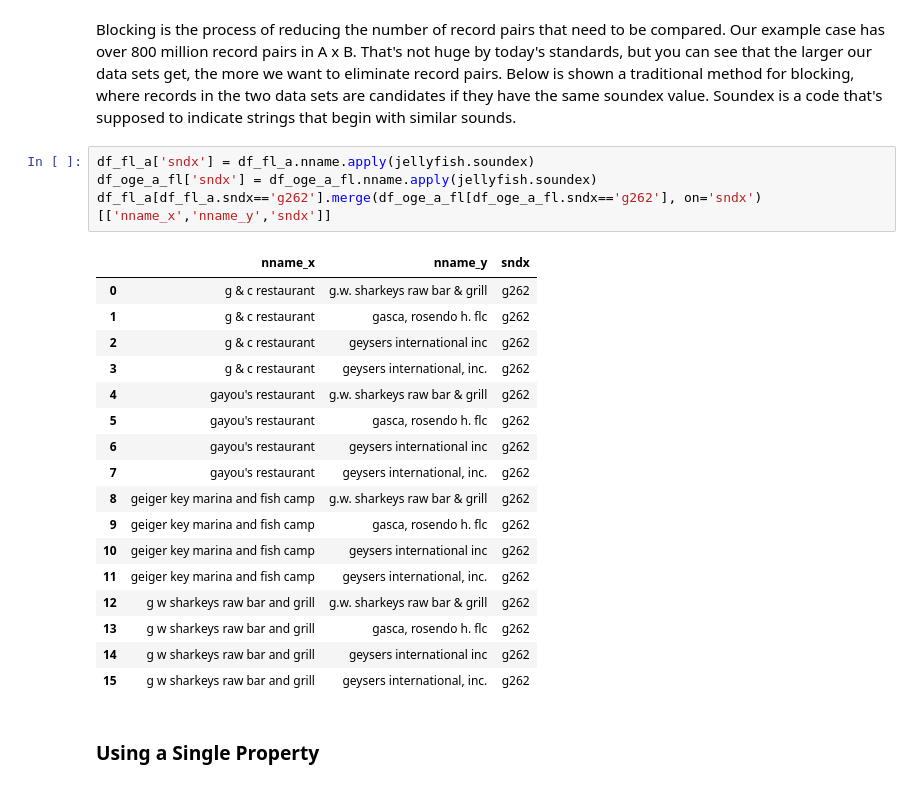
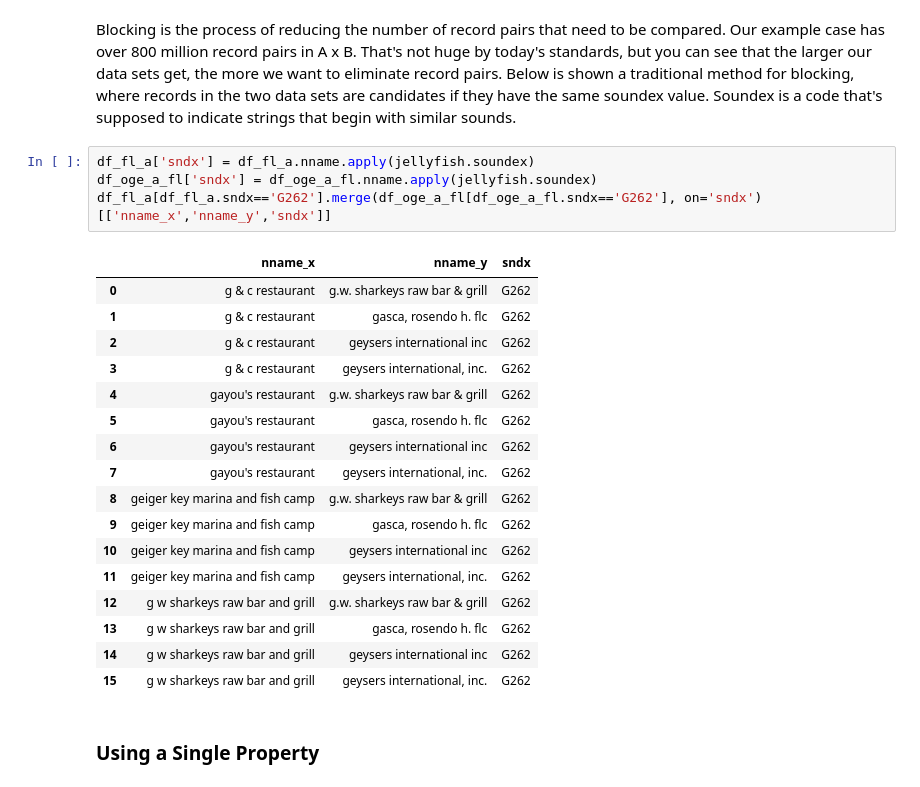
Before and after one commit to mikemull/Notebooks, a Jupyter notebook: Matching.ipynb, the cells around one changed output. Drawn from its saved outputs; the diff is of its cells as text.

```diff
--- a/Matching.ipynb
+++ b/Matching.ipynb
@@ -699,25 +704,25 @@ Blocking is the process of reducing the number of record pairs that need to be c
 # %%
 df_fl_a['sndx'] = df_fl_a.nname.apply(jellyfish.soundex)
 df_oge_a_fl['sndx'] = df_oge_a_fl.nname.apply(jellyfish.soundex)
-df_fl_a[df_fl_a.sndx=='g262'].merge(df_oge_a_fl[df_oge_a_fl.sndx=='g262'], on='sndx')[['nname_x','nname_y','sndx']]
+df_fl_a[df_fl_a.sndx=='G262'].merge(df_oge_a_fl[df_oge_a_fl.sndx=='G262'], on='sndx')[['nname_x','nname_y','sndx']]
 # %% [output]
 |  | nname_x | nname_y | sndx |
-| 0 | g & c restaurant | g.w. sharkeys raw bar & grill | g262 |
-| 1 | g & c restaurant | gasca, rosendo h. flc | g262 |
-| 2 | g & c restaurant | geysers international inc | g262 |
-| 3 | g & c restaurant | geysers international, inc. | g262 |
-| 4 | gayou's restaurant | g.w. sharkeys raw bar & grill | g262 |
-| 5 | gayou's restaurant | gasca, rosendo h. flc | g262 |
-| 6 | gayou's restaurant | geysers international inc | g262 |
-| 7 | gayou's restaurant | geysers international, inc. | g262 |
-| 8 | geiger key marina and fish camp | g.w. sharkeys raw bar & grill | g262 |
-| 9 | geiger key marina and fish camp | gasca, rosendo h. flc | g262 |
-| 10 | geiger key marina and fish camp | geysers international inc | g262 |
-| 11 | geiger key marina and fish camp | geysers international, inc. | g262 |
-| 12 | g w sharkeys raw bar and grill | g.w. sharkeys raw bar & grill | g262 |
-| 13 | g w sharkeys raw bar and grill | gasca, rosendo h. flc | g262 |
-| 14 | g w sharkeys raw bar and grill | geysers international inc | g262 |
-| 15 | g w sharkeys raw bar and grill | geysers international, inc. | g262 |
+| 0 | g & c restaurant | g.w. sharkeys raw bar & grill | G262 |
+| 1 | g & c restaurant | gasca, rosendo h. flc | G262 |
+| 2 | g & c restaurant | geysers international inc | G262 |
+| 3 | g & c restaurant | geysers international, inc. | G262 |
+| 4 | gayou's restaurant | g.w. sharkeys raw bar & grill | G262 |
+| 5 | gayou's restaurant | gasca, rosendo h. flc | G262 |
+| 6 | gayou's restaurant | geysers international inc | G262 |
+| 7 | gayou's restaurant | geysers international, inc. | G262 |
+| 8 | geiger key marina and fish camp | g.w. sharkeys raw bar & grill | G262 |
+| 9 | geiger key marina and fish camp | gasca, rosendo h. flc | G262 |
+| 10 | geiger key marina and fish camp | geysers international inc | G262 |
+| 11 | geiger key marina and fish camp | geysers international, inc. | G262 |
+| 12 | g w sharkeys raw bar and grill | g.w. sharkeys raw bar & grill | G262 |
+| 13 | g w sharkeys raw bar and grill | gasca, rosendo h. flc | G262 |
+| 14 | g w sharkeys raw bar and grill | geysers international inc | G262 |
+| 15 | g w sharkeys raw bar and grill | geysers international, inc. | G262 |
 # %% [markdown]
 ### Using a Single Property
 # %%
```
Also changed, not shown: parts of 18 cells of this notebook, 2 other files.
